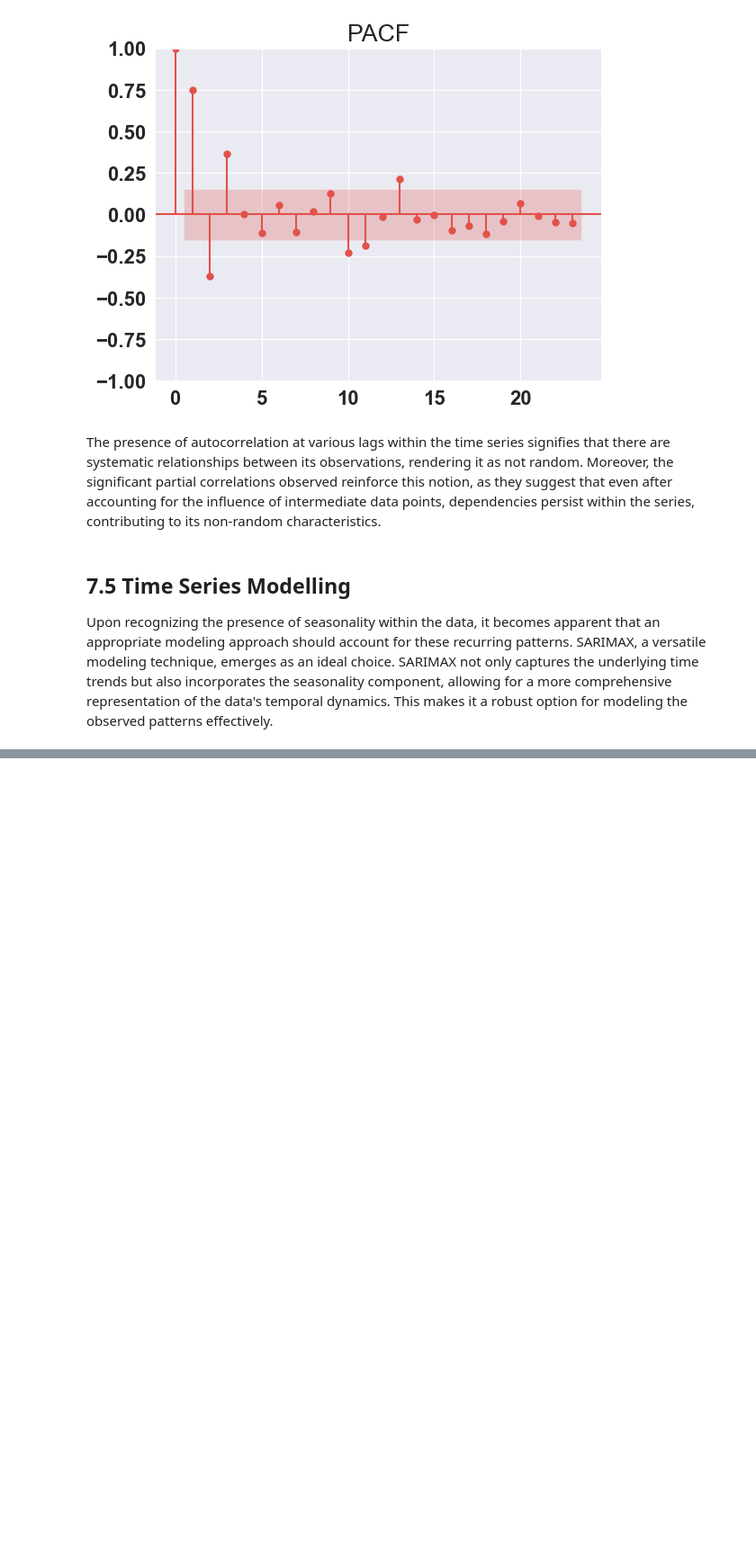
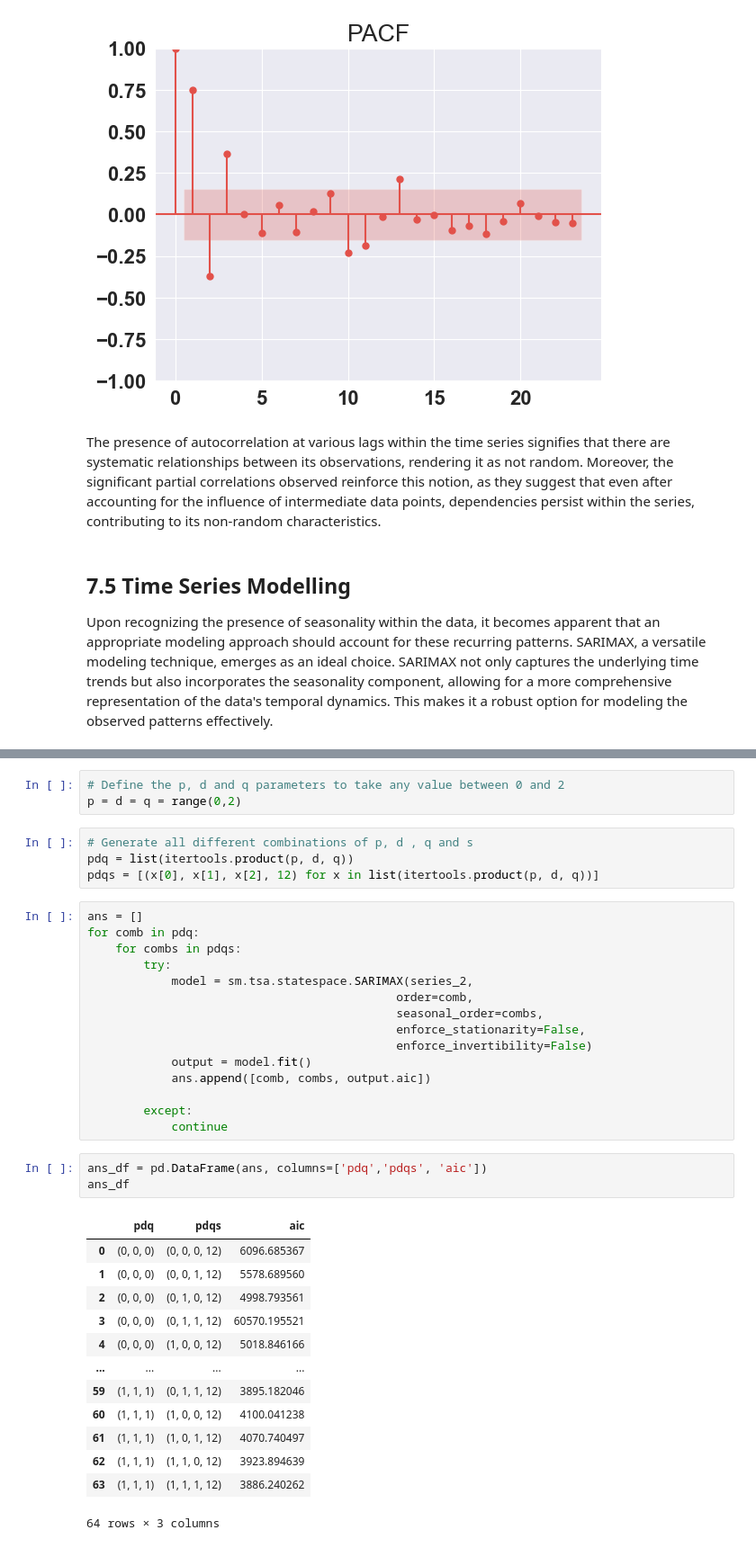
Before and after one commit to FionaNalianya/Forecasting-real-estate-prices, a Jupyter notebook: notebook.ipynb, the cells around one changed output, grey strips where cells are left out. Shown at 90% size. Drawn from its saved outputs; the diff is of its cells as text; blank space fills up the shorter version.

```diff
--- a/notebook.ipynb
+++ b/notebook.ipynb
@@ -1067,0 +1093,39 @@ NameError: name 'pm' is not defined
+# %%
+# Define the p, d and q parameters to take any value between 0 and 2
+p = d = q = range(0,2)
+# %%
+# Generate all different combinations of p, d , q and s
+pdq = list(itertools.product(p, d, q))
+pdqs = [(x[0], x[1], x[2], 12) for x in list(itertools.product(p, d, q))]
+# %%
+ans = []
+for comb in pdq:
+    for combs in pdqs:
+        try:
+            model = sm.tsa.statespace.SARIMAX(series_2,
+                                            order=comb,
+                                            seasonal_order=combs,
+                                            enforce_stationarity=False,
+                                            enforce_invertibility=False)
+            output = model.fit()
+            ans.append([comb, combs, output.aic])
+
+        except:
+            continue
+# %%
+ans_df = pd.DataFrame(ans, columns=['pdq','pdqs', 'aic'])
+ans_df
+# %% [output]
+|  | pdq | pdqs | aic |
+| 0 | (0, 0, 0) | (0, 0, 0, 12) | 6096.685367 |
+| 1 | (0, 0, 0) | (0, 0, 1, 12) | 5578.689560 |
+| 2 | (0, 0, 0) | (0, 1, 0, 12) | 4998.793561 |
+| 3 | (0, 0, 0) | (0, 1, 1, 12) | 60570.195521 |
+| 4 | (0, 0, 0) | (1, 0, 0, 12) | 5018.846166 |
+| ... | ... | ... | ... |
+| 59 | (1, 1, 1) | (0, 1, 1, 12) | 3895.182046 |
+| 60 | (1, 1, 1) | (1, 0, 0, 12) | 4100.041238 |
+| 61 | (1, 1, 1) | (1, 0, 1, 12) | 4070.740497 |
+| 62 | (1, 1, 1) | (1, 1, 0, 12) | 3923.894639 |
+| 63 | (1, 1, 1) | (1, 1, 1, 12) | 3886.240262 |
+64 rows × 3 columns
```
Also changed, not shown: parts of 15 cells of this notebook.
